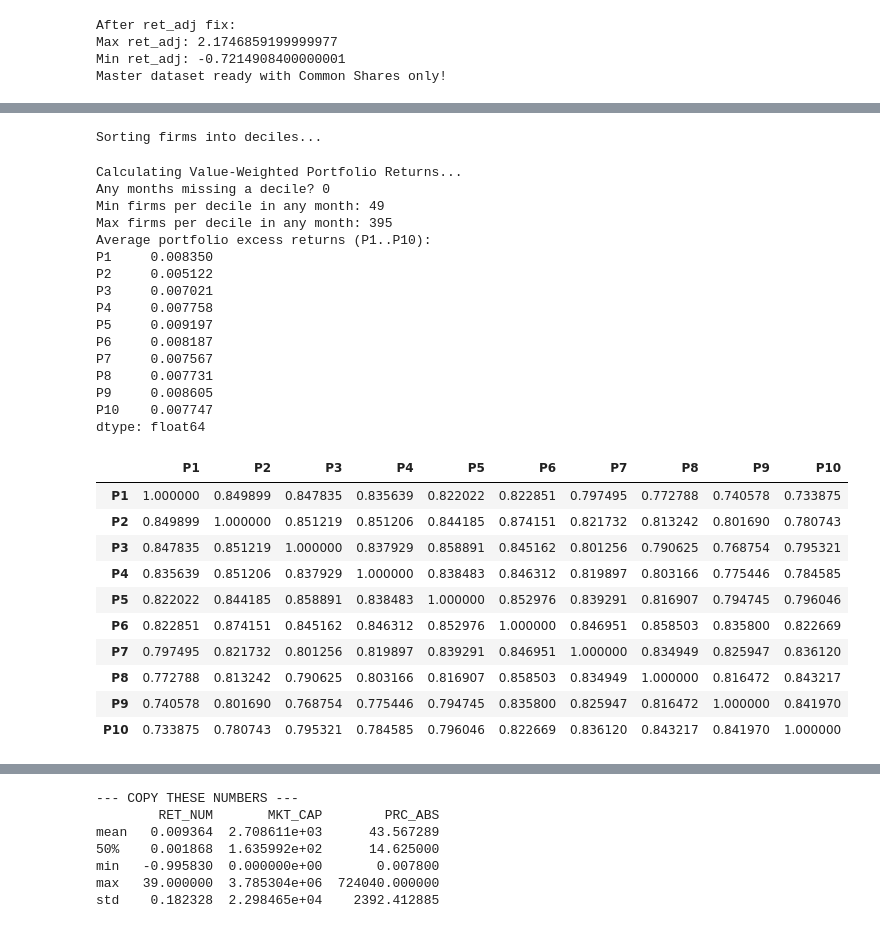
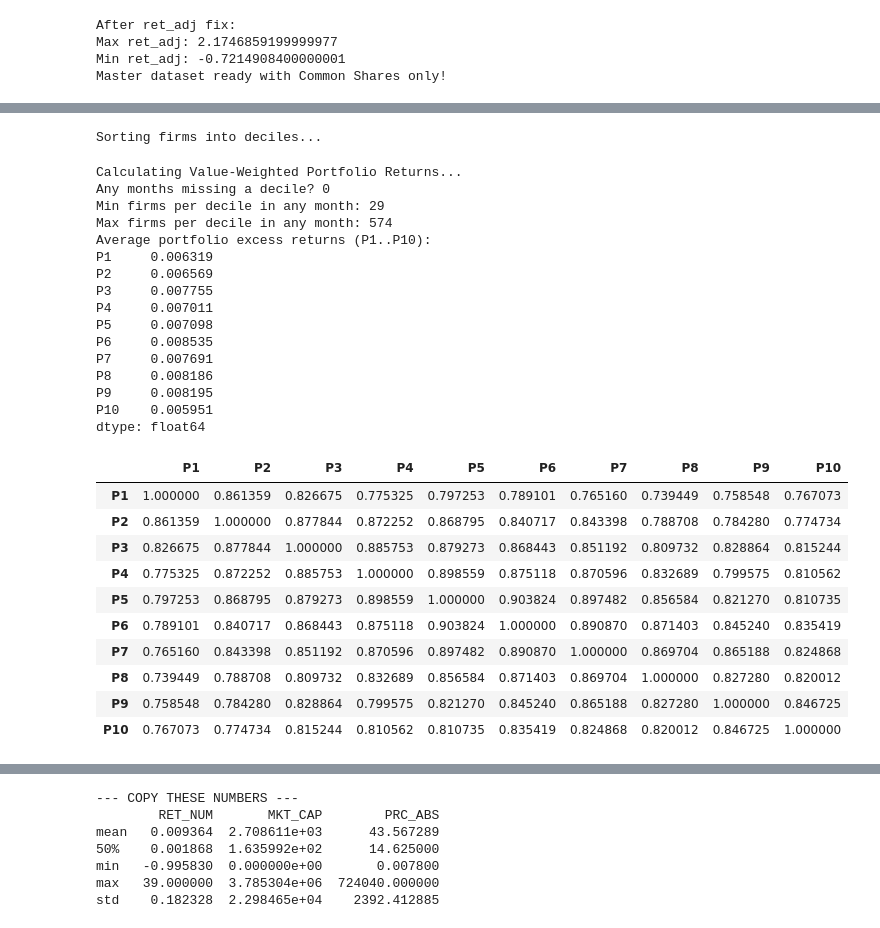
Before and after one commit to siddharthyashkukreja-cloud/Hedging_GeoPolRisk, a Jupyter notebook: researchProject.ipynb, the cells around one changed output, grey strips where cells are left out. Saved outputs shown, nothing was run; the diff lists cells and outputs as text; code cells hidden in the pictures.

Commit message:
Update researchProject notebook, everything is valid until step 3, i incorporated some feedback like shrinkage but still keep working

```diff
--- a/researchProject.ipynb
+++ b/researchProject.ipynb
@@ -355,23 +348,34 @@ Rows with valid Betas: 1135586
 # %%
-#cell 5.5 step 1.5
-print("Applying Vasicek shrinkage (monthly cross-sectional)...")
+# --- REPLACEMENT FOR CELL 5.5 ---
+print("Applying Vasicek shrinkage and Model Combination...")
 
+# 1. Define Shrinkage Function
 def vasicek_shrink_month(g):
+    # Cross-sectional priors for THIS month
     prior_var  = g['beta_gpr_lag'].var()
     prior_mean = g['beta_gpr_lag'].mean()
 
-    # If something degenerate happens, don't shrink
+    # Safety check
     if pd.isna(prior_var) or prior_var == 0:
         return g['beta_gpr_lag']
 
-    meas_var = g['beta_se_lag'] ** 2  # estimation noise
+    # Weighting based on estimation noise (SE^2)
+    meas_var = g['beta_se_lag'] ** 2
     w = prior_var / (prior_var + meas_var)
     w = w.clip(0, 1)
 
+    # Return Shrunk Beta
     return w * g['beta_gpr_lag'] + (1 - w) * prior_mean
 
+# 2. Calculate Shrunk Beta
 df_analysis['beta_gpr_shrunk_lag'] = df_analysis.groupby('date', group_keys=False).apply(vasicek_shrink_month)
 
-print("Raw vs Shrunk (lagged) beta summary:")
-print(df_analysis[['beta_gpr_lag','beta_gpr_shrunk_lag']].describe().loc[['mean','std','min','max']])
+# 3. HOLLSTEIN COMBINATION (The "Best_sim" approach from Table 14)
+# We average the Pure EWMA Beta and the Shrunk EWMA Beta.
+# This reduces the risk of over-shrinking while filtering noise.
+df_analysis['beta_final'] = (df_analysis['beta_gpr_lag'] + df_analysis['beta_gpr_shrunk_lag']) / 2
+
+print("Combination Complete.")
+print("Comparison of volatility (std dev) - Lower is usually more stable:")
+print(df_analysis[['beta_gpr_lag', 'beta_gpr_shrunk_lag', 'beta_final']].std())
 # %% [output]
@@ -385,4 +389,5 @@ max       0.302871             0.126127
 # %%
+#cell 6
 # --- Step 2: Sort Firms and Construct Portfolios (The "Bulletproof" Version) ---
 
 print("Sorting firms into deciles...")
@@ -401,8 +406,9 @@ month_counts = df_analysis.groupby('date')['permno'].transform('size')
 df_analysis = df_analysis[month_counts >= min_firms_per_month].copy()
 
 # 3. Sort into 10 Deciles based on LAGGED Beta (only on valid months now)
+# NEW LINE (Uses the combined Hollstein beta)
 df_analysis['decile'] = df_analysis.groupby('date', group_keys=False).apply(
-    lambda g: pd.qcut(g['beta_gpr_shrunk_lag'], 10, labels=False, duplicates='drop')
+    lambda g: pd.qcut(g['beta_final'], 10, labels=False, duplicates='drop')
 )
 
 
@@ -457,53 +463,53 @@ print(avg_returns)
 # Additional checks:
 
 P = port_rets[[f'P{i}' for i in range(1, 11)]]
 
 # Correlation matrix (if two columns are identical, corr will be 1.0)
 corr = P.corr()
 display(corr)
 
 eq_months = (port_rets['P9'] == port_rets['P10'])
 print("Months where P9 == P10 exactly:", int(eq_months.sum()))
 
 # Show those months if any
 if eq_months.any():
     display(port_rets.loc[eq_months, ['P9','P10']].head(20))
 
 diff = (port_rets['P10'] - port_rets['P9']).abs()
 print(diff.describe())
 
 print("Months where |P10-P9| < 1e-10:", int((diff < 1e-10).sum()))
 
 
 print("Step 2 Complete! Portfolio Returns (Lagged VW) Ready.")
 display(port_rets.head())
 # %% [output]
 Sorting firms into deciles...
 Calculating Value-Weighted Portfolio Returns...
 Any months missing a decile? 0
-Min firms per decile in any month: 49
-Max firms per decile in any month: 395
+Min firms per decile in any month: 29
+Max firms per decile in any month: 574
 Average portfolio excess returns (P1..P10):
-P1     0.008350
-P2     0.005122
-P3     0.007021
-P4     0.007758
-P5     0.009197
-P6     0.008187
-P7     0.007567
-P8     0.007731
-P9     0.008605
-P10    0.007747
+P1     0.006319
+P2     0.006569
+P3     0.007755
+P4     0.007011
+P5     0.007098
+P6     0.008535
+P7     0.007691
+P8     0.008186
+P9     0.008195
+P10    0.005951
 dtype: float64
 |  | P1 | P2 | P3 | P4 | P5 | P6 | P7 | P8 | P9 | P10 |
-| P1 | 1.000000 | 0.849899 | 0.847835 | 0.835639 | 0.822022 | 0.822851 | 0.797495 | 0.772788 | 0.740578 | 0.733875 |
-| P2 | 0.849899 | 1.000000 | 0.851219 | 0.851206 | 0.844185 | 0.874151 | 0.821732 | 0.813242 | 0.801690 | 0.780743 |
-| P3 | 0.847835 | 0.851219 | 1.000000 | 0.837929 | 0.858891 | 0.845162 | 0.801256 | 0.790625 | 0.768754 | 0.795321 |
-| P4 | 0.835639 | 0.851206 | 0.837929 | 1.000000 | 0.838483 | 0.846312 | 0.819897 | 0.803166 | 0.775446 | 0.784585 |
-| P5 | 0.822022 | 0.844185 | 0.858891 | 0.838483 | 1.000000 | 0.852976 | 0.839291 | 0.816907 | 0.794745 | 0.796046 |
-| P6 | 0.822851 | 0.874151 | 0.845162 | 0.846312 | 0.852976 | 1.000000 | 0.846951 | 0.858503 | 0.835800 | 0.822669 |
-| P7 | 0.797495 | 0.821732 | 0.801256 | 0.819897 | 0.839291 | 0.846951 | 1.000000 | 0.834949 | 0.825947 | 0.836120 |
-| P8 | 0.772788 | 0.813242 | 0.790625 | 0.803166 | 0.816907 | 0.858503 | 0.834949 | 1.000000 | 0.816472 | 0.843217 |
-| P9 | 0.740578 | 0.801690 | 0.768754 | 0.775446 | 0.794745 | 0.835800 | 0.825947 | 0.816472 | 1.000000 | 0.841970 |
-| P10 | 0.733875 | 0.780743 | 0.795321 | 0.784585 | 0.796046 | 0.822669 | 0.836120 | 0.843217 | 0.841970 | 1.000000 |
+| P1 | 1.000000 | 0.861359 | 0.826675 | 0.775325 | 0.797253 | 0.789101 | 0.765160 | 0.739449 | 0.758548 | 0.767073 |
+| P2 | 0.861359 | 1.000000 | 0.877844 | 0.872252 | 0.868795 | 0.840717 | 0.843398 | 0.788708 | 0.784280 | 0.774734 |
+| P3 | 0.826675 | 0.877844 | 1.000000 | 0.885753 | 0.879273 | 0.868443 | 0.851192 | 0.809732 | 0.828864 | 0.815244 |
+| P4 | 0.775325 | 0.872252 | 0.885753 | 1.000000 | 0.898559 | 0.875118 | 0.870596 | 0.832689 | 0.799575 | 0.810562 |
+| P5 | 0.797253 | 0.868795 | 0.879273 | 0.898559 | 1.000000 | 0.903824 | 0.897482 | 0.856584 | 0.821270 | 0.810735 |
+| P6 | 0.789101 | 0.840717 | 0.868443 | 0.875118 | 0.903824 | 1.000000 | 0.890870 | 0.871403 | 0.845240 | 0.835419 |
+| P7 | 0.765160 | 0.843398 | 0.851192 | 0.870596 | 0.897482 | 0.890870 | 1.000000 | 0.869704 | 0.865188 | 0.824868 |
+| P8 | 0.739449 | 0.788708 | 0.809732 | 0.832689 | 0.856584 | 0.871403 | 0.869704 | 1.000000 | 0.827280 | 0.820012 |
+| P9 | 0.758548 | 0.784280 | 0.828864 | 0.799575 | 0.821270 | 0.845240 | 0.865188 | 0.827280 | 1.000000 | 0.846725 |
+| P10 | 0.767073 | 0.774734 | 0.815244 | 0.810562 | 0.810735 | 0.835419 | 0.824868 | 0.820012 | 0.846725 | 1.000000 |
 Months where P9 == P10 exactly: 0
```
Also changed, not shown: parts of 11 cells of this notebook.
